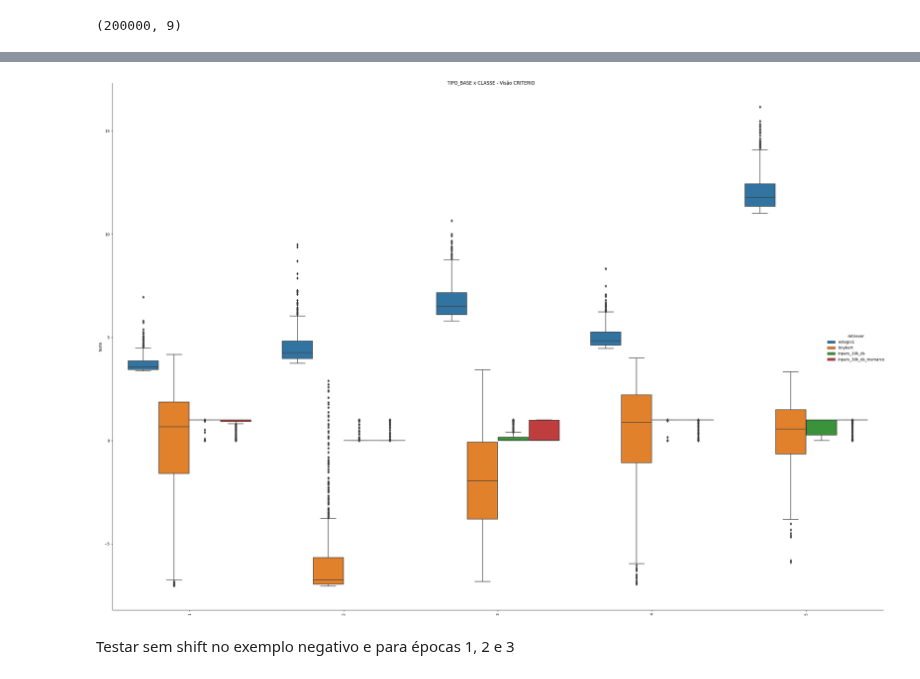
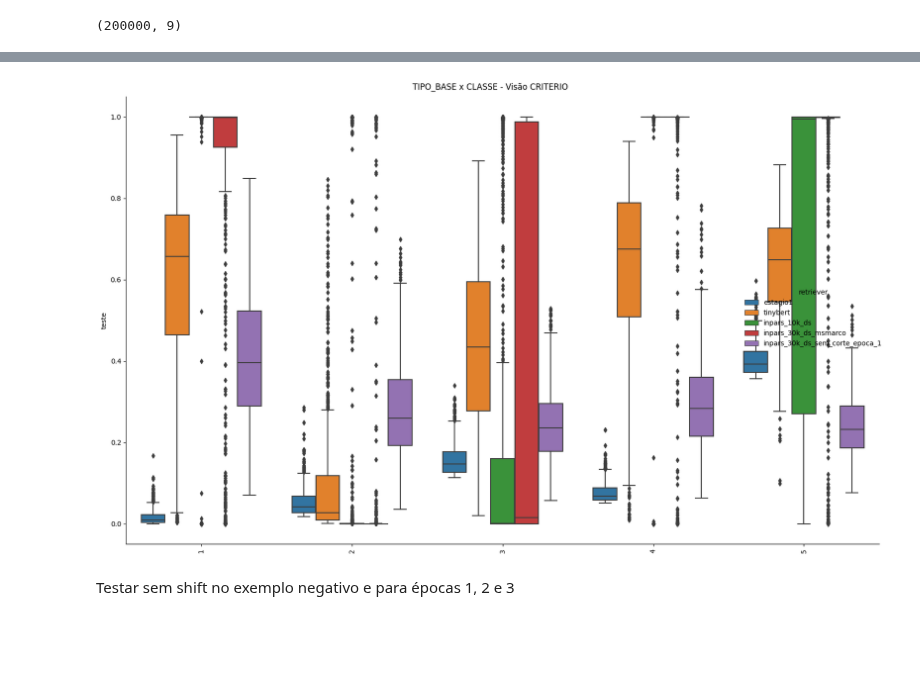
Before and after one commit to marcusborela/deep_learning_em_buscas_unicamp, a Jupyter notebook: code/aula9_inpars/avalia_busca_com_reranking.ipynb, the cells around one changed output, grey strips where cells are left out. Saved outputs shown, nothing was run; the diff lists cells and outputs as text; code cells hidden in the pictures; blank space fills up the shorter version.

```diff
--- a/code/aula9_inpars/avalia_busca_com_reranking.ipynb
+++ b/code/aula9_inpars/avalia_busca_com_reranking.ipynb
@@ -917,5 +854,6 @@ lista_resultados
 # %%
-for epoca in (1, 2):
+# código abaixo foi executado à medida que o modelo foi salvo!
+for epoca in [6]:
     print(f"Calculando ndg@10 para reranking com modelo treinado em {epoca} épocas")
     path_modelo = f'{DIRETORIO_TREINO}/model_fim_treino_epoca_{epoca}.pt'
     model = AutoModelForSequenceClassification.from_pretrained(path_modelo).to(device)
@@ -1055,23 +979,47 @@ plt.show()
 from sklearn.preprocessing import MinMaxScaler
 # %%
 df_reranking_norm = df_reranking.copy()
+# %%
+df_reranking = df_reranking_norm.copy()
 # %%
 # Selecionar as colunas que começam com "score_"
 score_cols = [col for col in df_reranking.columns if col.startswith('score_')]
 
 # Normalizar as colunas selecionadas
 scaler = MinMaxScaler()
-df_reranking[score_cols] = scaler.fit_transform(df_reranking[score_cols])
+df_reranking_norm[score_cols] = scaler.fit_transform(df_reranking[score_cols])
+# %%
+# Seleciona as colunas do dataframe original
+cols = ['query', 'q0', 'docid', 'rank_estagio1', 'score_estagio1', 'query_text', 'doc_text']
+
+# Cria uma lista para armazenar as linhas do novo dataframe
+new_rows = []
+
+# Itera sobre as linhas do dataframe original
+for idx, row in df_reranking_norm.iterrows():
+    # Itera sobre as colunas que começam com "score_"
+    for col in df_reranking_norm.filter(regex='^score_'):
+        # Obtém o nome do retriever a partir do nome da coluna
+        retriever = col.replace('score_', '')
+        # Cria uma nova linha com as informações da linha original e as colunas "score" e "retriever"
+        new_row = row[cols].to_dict()
+        new_row['score'] = row[col]
+        new_row['retriever'] = retriever
+        # Adiciona a nova linha à lista
+        new_rows.append(new_row)
+
+# Cria um novo dataframe com as linhas da lista
+df_new_norm = pd.DataFrame(new_rows)
 # %%
 g = sns.catplot(x="query", sharex=True, y="score", hue='retriever',
-                kind="box", data=df_new[df_new['query']<=5], height=20, aspect=20/15) # row="CLASSE",
+                kind="box", data=df_new_norm[df_new_norm['query']<=5], height=10, aspect=20/15) # row="CLASSE",
 g.fig.suptitle('TIPO_BASE x CLASSE - Visão CRITERIO')
 g.set_xticklabels(rotation=90)
 g.set_axis_labels("", 'teste')
 plt.tight_layout()
 plt.show()
 # %% [output]
-[figure, old version]
+[figure, new version]
 # %% [markdown]
 Testar sem shift no exemplo negativo e para épocas 1, 2 e 3
 # %%
```
Also changed, not shown: parts of 16 cells of this notebook, 1 other file.
